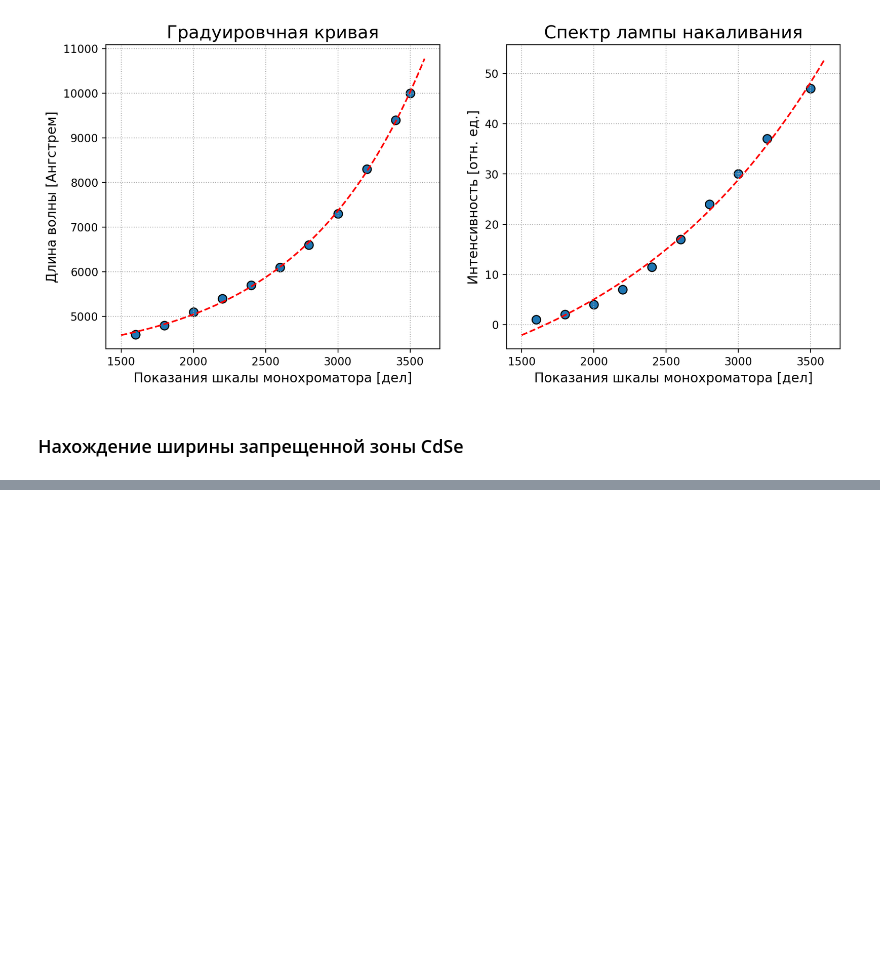
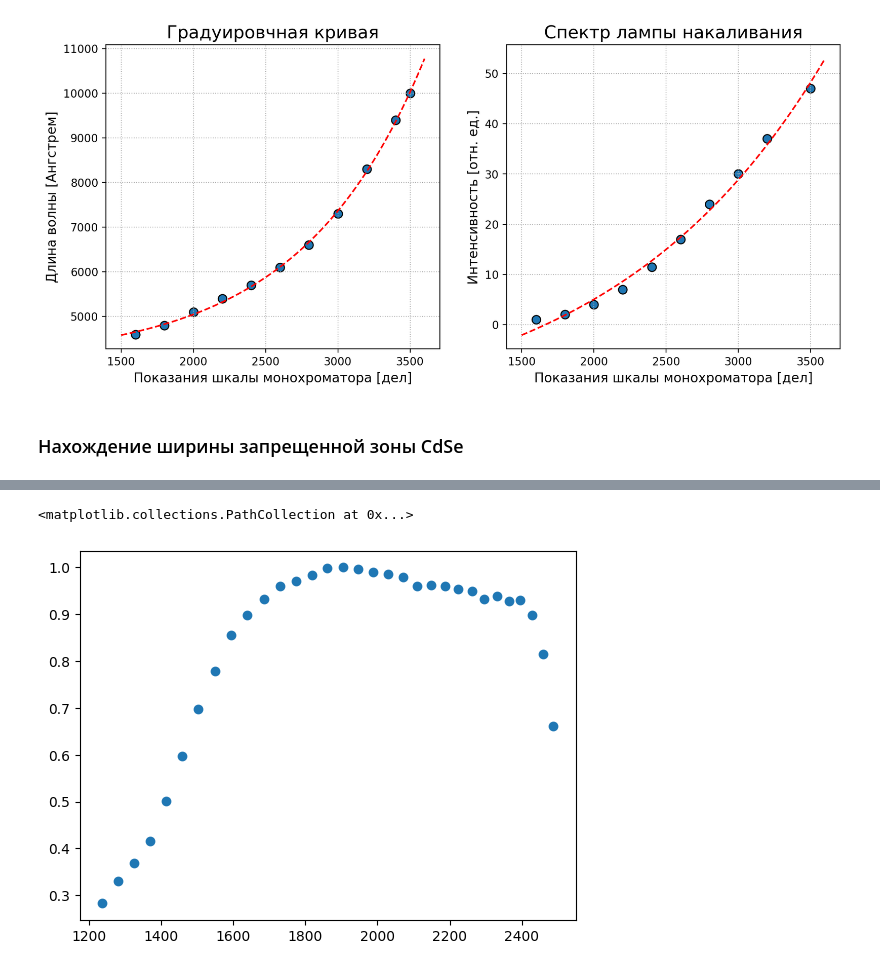
Before and after one commit to ShmakovVladimir/Labs, a Jupyter notebook: Основы современной физики/Фотопроводимость/main.ipynb, the cells around one changed output, grey strips where cells are left out. Saved outputs shown, nothing was run; the diff lists cells and outputs as text; code cells hidden in the pictures; blank space fills up the shorter version.

```diff
--- a/Основы современной физики/Фотопроводимость/main.ipynb
+++ b/Основы современной физики/Фотопроводимость/main.ipynb
@@ -63,0 +93,5 @@ plt.scatter(x, y)
+# %%
+plt.scatter(x, np.sqrt(y))
+# %% [output]
+<matplotlib.collections.PathCollection at 0x...>
+[figure, added]
```
Also changed, not shown: parts of 5 cells of this notebook.
